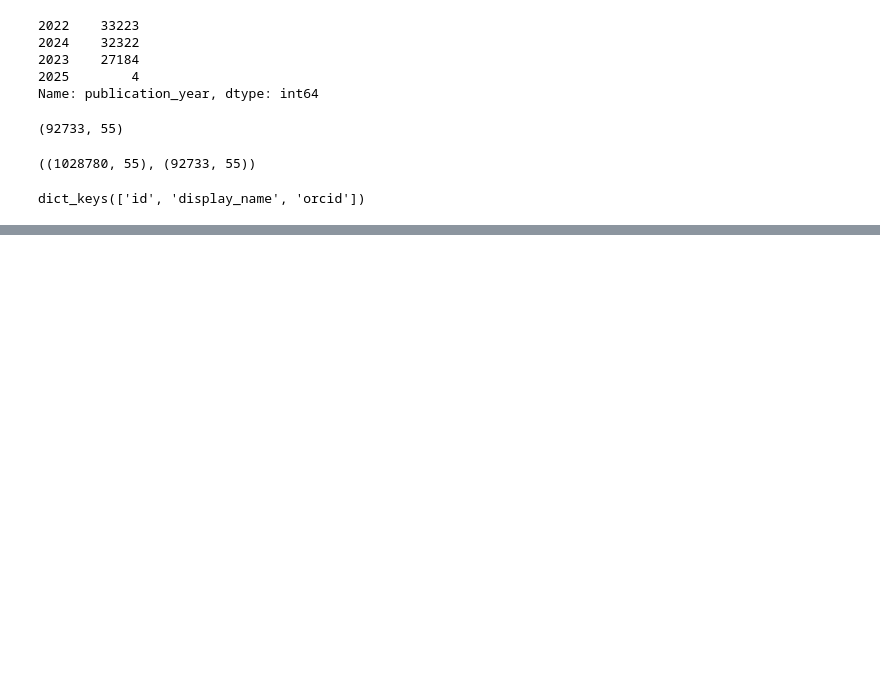
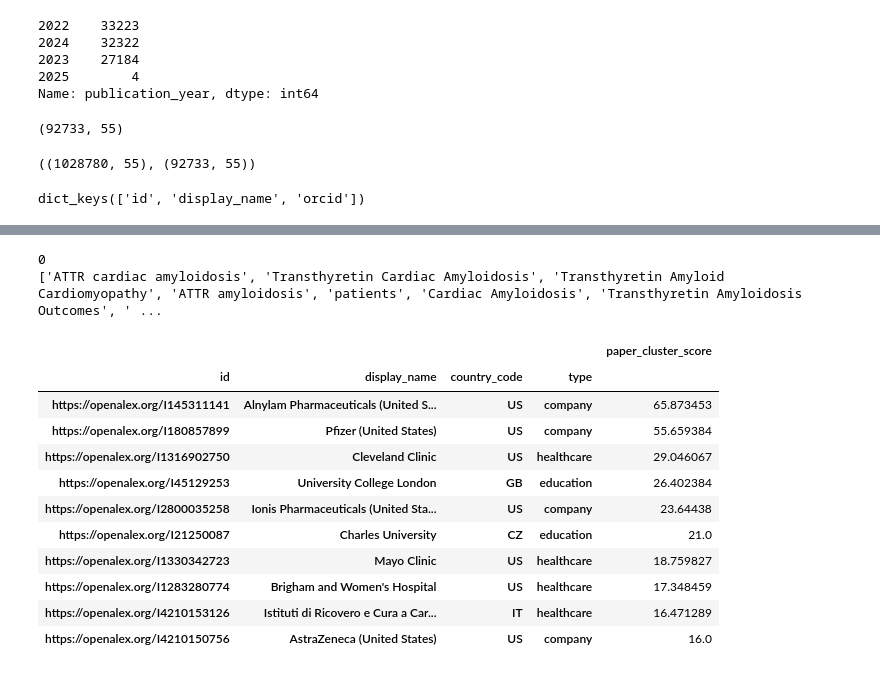
Before and after one commit to doolingdavidrs21/openalex-companies-gpt4, a Jupyter notebook: companies.ipynb, the cells around one changed output, grey strips where cells are left out. Saved outputs shown, nothing was run; the diff lists cells and outputs as text; code cells hidden in the pictures; blank space fills up the shorter version.

```diff
--- a/companies.ipynb
+++ b/companies.ipynb
@@ -354,0 +401,19 @@ centroids['keywords'] = wikikeywords
+# %%
+dv84, kw84 = get_affils_cluster_sort(dftriple, 0)
+print(kw84)
+dv84.head(10)
+# %% [output]
+0
+['ATTR cardiac amyloidosis', 'Transthyretin Cardiac Amyloidosis', 'Transthyretin Amyloid Cardiomyopathy', 'ATTR amyloidosis', 'patients', 'Cardiac Amyloidosis', 'Transthyretin Amyloidosis Outcomes', ' ...
+|  |  |  |  | paper_cluster_score |
+| id | display_name | country_code | type |  |
+| https://openalex.org/I145311141 | Alnylam Pharmaceuticals (United S... | US | company | 65.873453 |
+| https://openalex.org/I180857899 | Pfizer (United States) | US | company | 55.659384 |
+| https://openalex.org/I1316902750 | Cleveland Clinic | US | healthcare | 29.046067 |
+| https://openalex.org/I45129253 | University College London | GB | education | 26.402384 |
+| https://openalex.org/I2800035258 | Ionis Pharmaceuticals (United Sta... | US | company | 23.64438 |
+| https://openalex.org/I21250087 | Charles University | CZ | education | 21.0 |
+| https://openalex.org/I1330342723 | Mayo Clinic | US | healthcare | 18.759827 |
+| https://openalex.org/I1283280774 | Brigham and Women's Hospital | US | healthcare | 17.348459 |
+| https://openalex.org/I4210153126 | Istituti di Ricovero e Cura a Car... | IT | healthcare | 16.471289 |
+| https://openalex.org/I4210150756 | AstraZeneca (United States) | US | company | 16.0 |
```
Also changed, not shown: parts of 9 cells of this notebook.
